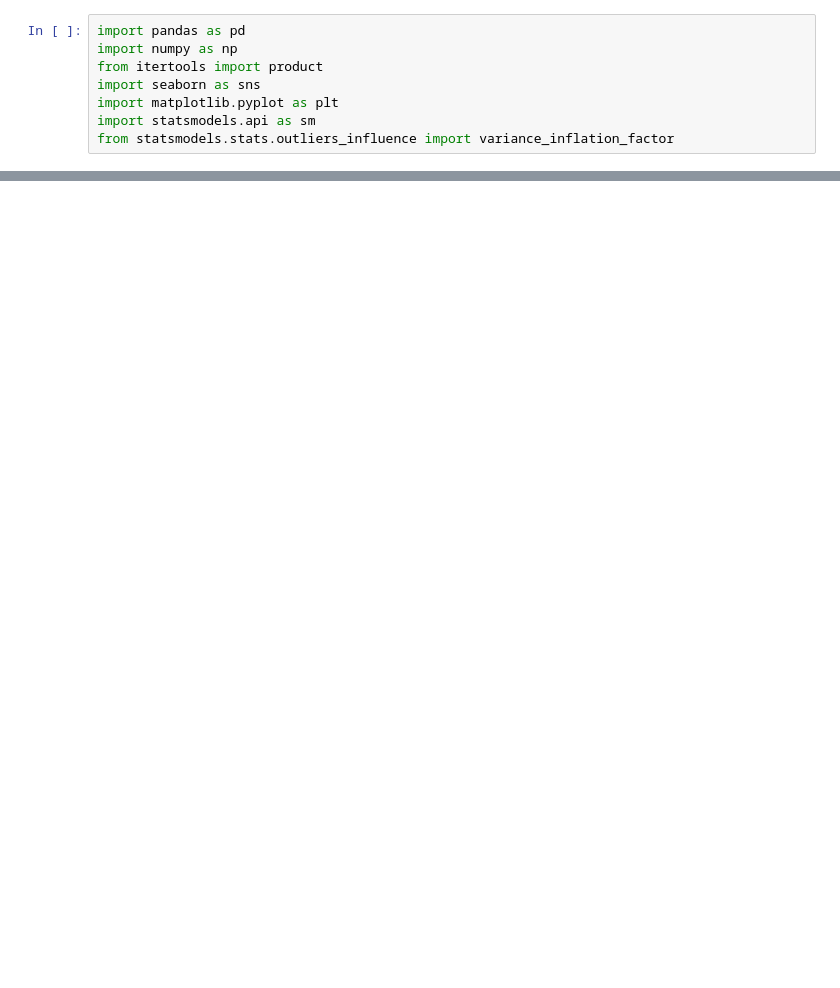
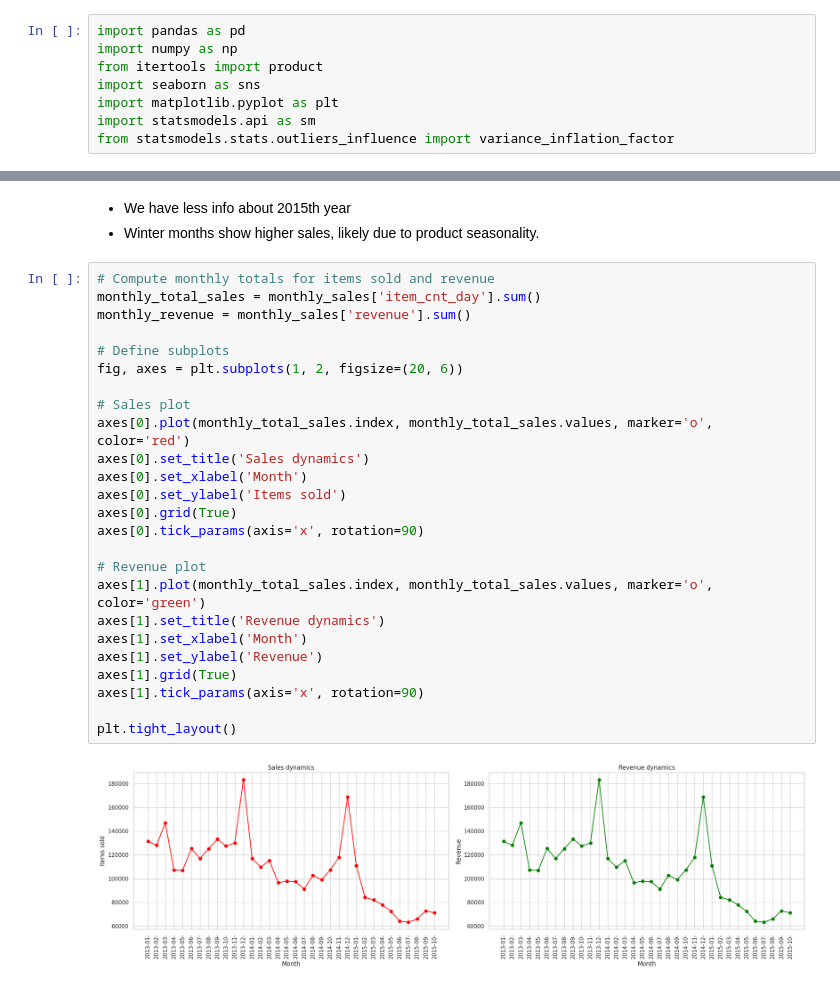
Before and after one commit to katsiarynashymchonak-trainee/ds-practice, a Jupyter notebook: EDA.ipynb, the cells around one changed output, grey strips where cells are left out. Saved outputs shown, nothing was run; the diff lists cells and outputs as text; blank space fills up the shorter version.

```diff
--- a/EDA.ipynb
+++ b/EDA.ipynb
@@ -319,0 +194,30 @@ def get_bounds(data, column):
+# %% [markdown]
+- We have less info about 2015th year
+- Winter months show higher sales, likely due to product seasonality.
+# %%
+# Compute monthly totals for items sold and revenue
+monthly_total_sales = monthly_sales['item_cnt_day'].sum()
+monthly_revenue = monthly_sales['revenue'].sum()
+
+# Define subplots
+fig, axes = plt.subplots(1, 2, figsize=(20, 6))
+
+# Sales plot
+axes[0].plot(monthly_total_sales.index, monthly_total_sales.values, marker='o', color='red')
+axes[0].set_title('Sales dynamics')
+axes[0].set_xlabel('Month')
+axes[0].set_ylabel('Items sold')
+axes[0].grid(True)
+axes[0].tick_params(axis='x', rotation=90)
+
+# Revenue plot
+axes[1].plot(monthly_total_sales.index, monthly_total_sales.values, marker='o', color='green')
+axes[1].set_title('Revenue dynamics')
+axes[1].set_xlabel('Month')
+axes[1].set_ylabel('Revenue')
+axes[1].grid(True)
+axes[1].tick_params(axis='x', rotation=90)
+
+plt.tight_layout()
+# %% [output]
+[figure, added]
```
Also changed, not shown: parts of 135 cells of this notebook, 3 other files.
